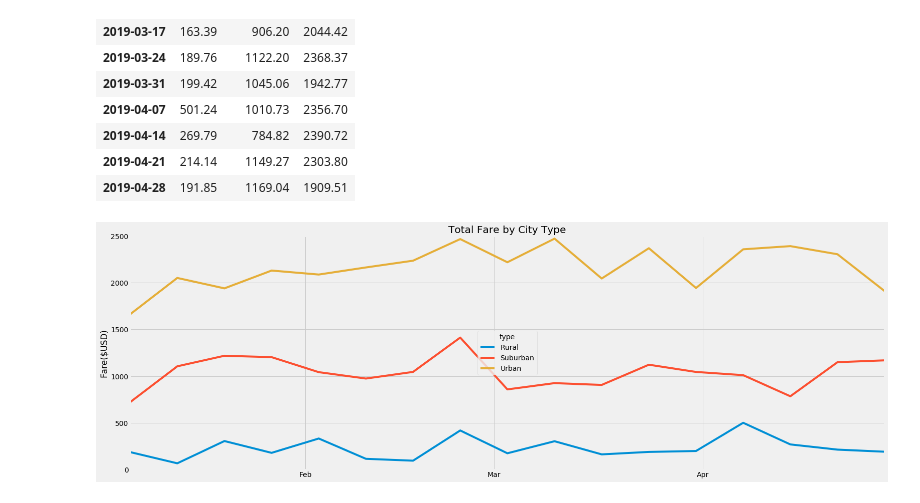
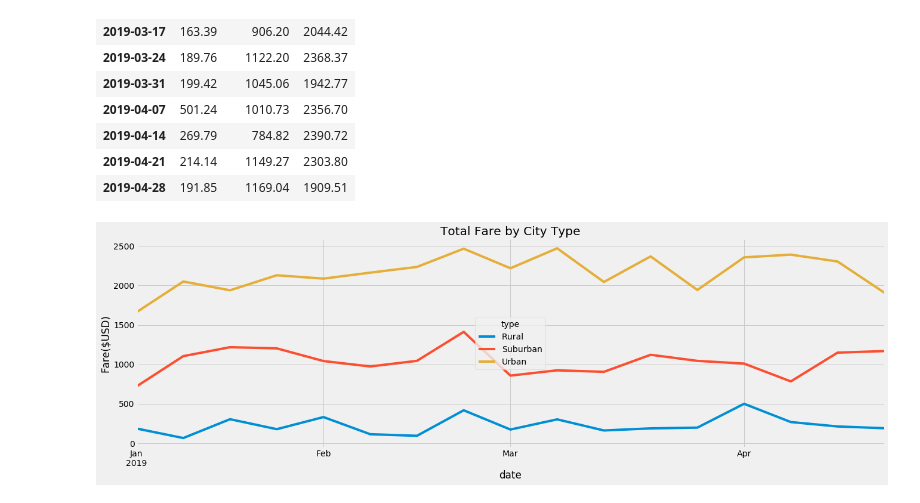
Before and after one commit to mcgibbenyd1/Pyber_Analysis, a Jupyter notebook: PyBer_Challenge.ipynb, the cells around one changed output. Saved outputs shown, nothing was run; the diff lists cells and outputs as text; code cells hidden in the pictures.

Commit message:
Adding updated graphs

```diff
--- a/PyBer_Challenge.ipynb
+++ b/PyBer_Challenge.ipynb
@@ -182,7 +182,7 @@ date_type_pivot.tail(10)
 | 2019-05-08 13:10:18 | NaN | NaN | 18.04 |
 # %%
 # 5. Create a new DataFrame from the pivot table DataFrame using loc on the given dates, '2019-01-01':'2019-04-29'.
-date_type_range = date_type_pivot.loc['2019-01-01':'2019-04-28',("Rural","Suburban","Urban")]
+date_type_range = date_type_pivot.loc['2019-01-01':'2019-04-28']
 date_type_range.head()
 # %% [output]
 | type | Rural | Suburban | Urban |
@@ -236,32 +236,23 @@ type_sum_fares_week
 # %%
 # 8. Using the object-oriented interface method, plot the resample DataFrame using the df.plot() function.
 
 # Import the style from Matplotlib.
 from matplotlib import style
-from matplotlib.dates import DateFormatter
-import datetime
 
 # Use the graph style fivethirtyeight.
 style.use('fivethirtyeight')
 
 # Create the plot.
-fig, ax = plt.subplots(figsize=(24,8))
-ax.plot(type_sum_fares_week , linewidth=4)
+ax=type_sum_fares_week.plot(figsize=(20,6))
 # Create labels for the x and y axes.
 ax.set_ylabel("Fare($USD)")
 #Format legend
 ax.legend(['Rural','Suburban','Urban'], loc='center', title='type')
-# Set the y limit between 0 and 2500.
-ax.set_ylim(0, 2500)
-#Set major axis to monthes
-ax.set_xlim([datetime.date(2019,1,6), datetime.date(2019, 4, 28)])
-ax.xaxis.set_major_locator(mdates.MonthLocator(interval=1))
-ax.xaxis.set_major_formatter(mdates.DateFormatter('%b'))
 # Create a title.
 ax.set_title("Total Fare by City Type")
 # Save Figure
 plt.savefig("analysis/PyBer_fare_summary.png")
 # Show Figure
 plt.show()
 # %% [output]
-[figure, old version]
+[figure, new version]
```
Also changed, not shown: 1 other file.
